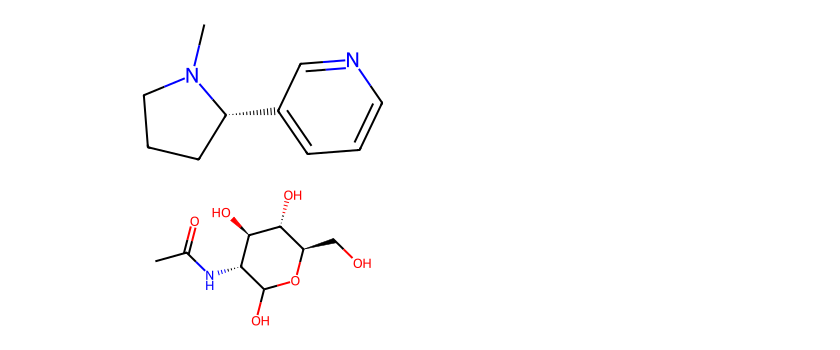
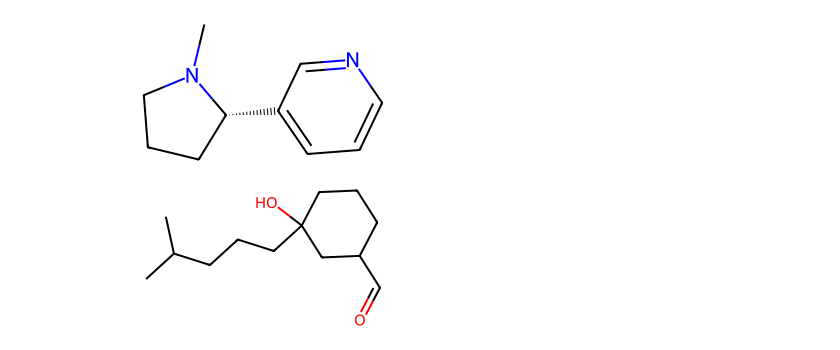
Before and after one commit to blanchebillarant/ppchem, a Jupyter notebook: project/project code.ipynb, the cells around one changed output. Cells and saved outputs as stored; diff of their text form; code cells hidden in the pictures.

```diff
--- a/project/project code.ipynb
+++ b/project/project code.ipynb
@@ -186,7 +186,7 @@ mol
 # %% [output]
 [figure]
 # %%
-mol = Chem.MolFromSmiles('CC(=O)N[C@@H]1[C@H]([C@@H]([C@H](OC1O)CO)O)O')
+mol = Chem.MolFromSmiles('CC(C)CCCC1(CCCC(C1)C=O)O')
 mol
 # %% [output]
-[figure, old version]
+[figure, new version]
```
Also changed, not shown: 1 other file.
